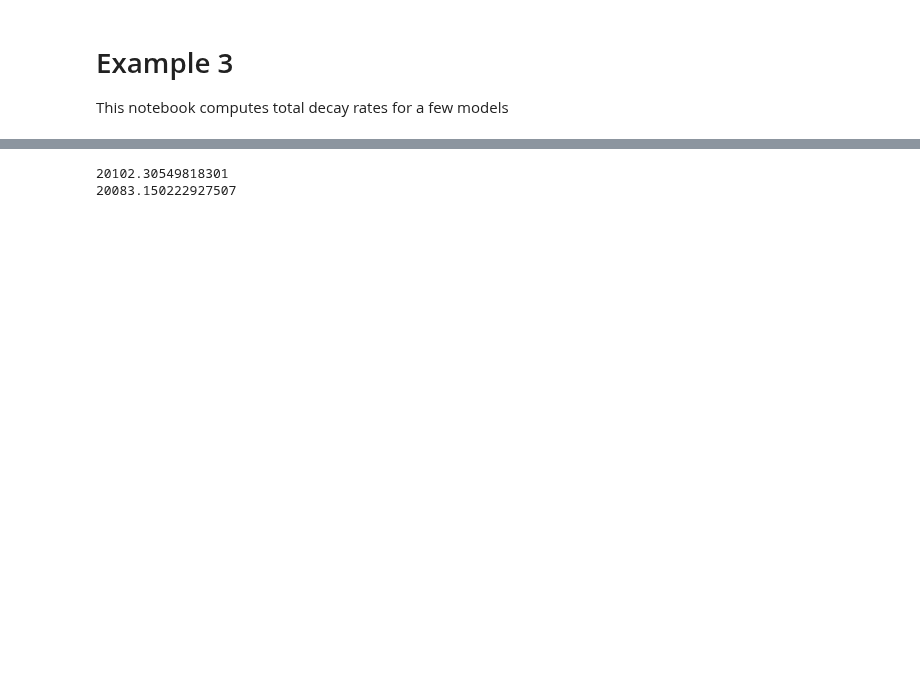
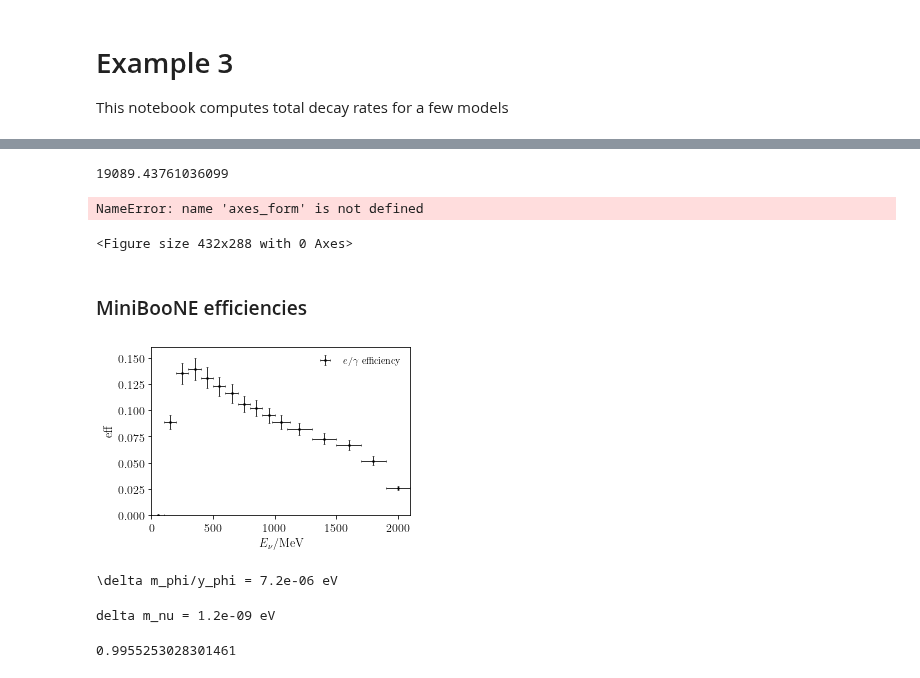
Before and after one commit to mhostert/DarkNews-generator, a Jupyter notebook: examples/Example_3_toy_analysis.ipynb, the cells around one changed output, grey strips where cells are left out. Cells and saved outputs as stored; diff of their text form; code cells hidden in the pictures; blank space fills up the shorter version.

Commit message:
analysis module & expanded examples & added first test & fixed Cython print func

```diff
--- a/examples/Example_3_toy_analysis.ipynb
+++ b/examples/Example_3_toy_analysis.ipynb
@@ -51,8 +25,12 @@ No artists with labels found to put in legend.  Note that artists whose label st
-# %%
-cons=(df['helicity']=='conserving')
-flip=(df['helicity']=='flipping')
-print(df['w_event_rate'][cons].sum())
-print(df['w_event_rate'][flip].sum())
-# %% [output]
-20102.30549818301
-20083.150222927507
+# %%
+print(df.w_event_rate.sum())
+# %% [output]
+19089.43761036099
+# %%
+ta.plot_tools.plot_all_rates(df, case_name='example_3/rate', Nevents=None, loc='')
+# ta.plot_tools.batch_plot(df, 'plots/example_3/', title='DarKNews')
+# %% [output]
+NameError: name 'axes_form' is not defined
+<Figure size 432x288 with 0 Axes>
+# %% [markdown]
+### MiniBooNE efficiencies
@@ -58,0 +39,34 @@ print(df['w_event_rate'][flip].sum())
+# %%
+fig,ax = ta.plot_tools.std_fig()
+enu_c, eff, err_eff = np.genfromtxt("aux_data/miniboone_eff/eg_effs.dat",unpack=True)
+enu_w = (np.append(enu_c[1:],2200)-enu_c)
+
+
+kwargs={'facecolor': 'dodgerblue', 'edgecolor': 'None'}
+ta.plot_tools.data_plot(ax, enu_c, enu_w, eff, err_eff/2, err_eff/2, label=r'$e/\gamma$ efficiency')
+# ta.plot_tools.errorband_plot(ax, enu_c, enu_w, eff, err_eff/2, err_eff/2, label=r'$e/\gamma$ efficiency', **kwargs)
+ax.legend(loc='upper right', )
+
+ax.set_ylim(0,0.160)
+ax.set_xlim(0,2100)
+ax.set_xlabel(r"$E_\nu/$MeV")
+ax.set_ylabel(r"eff")
+
+ta.plot_tools.std_savefig(fig, 'plots/miniboone_effs.pdf')
+# %% [output]
+[figure, added]
+# %%
+T=1.6e-4 # eV
+
+mnu = np.sqrt(2e-3) # eV
+N_nu = 300 # nus/cm^3
+convert = dn.const.invcm3_to_eV3 # cm^-3 --> eV^3
+
+print(f"\delta m_phi/y_phi = {np.sqrt(N_nu*convert/mnu):.2g} eV")
+# %% [output]
+\delta m_phi/y_phi = 7.2e-06 eV
+# %%
+mphi = 1e-14
+print(f"delta m_nu = {1e-20*0.3e9/mphi*dn.const.invcm3_to_eV3/mnu**2:.2g} eV")
+# %% [output]
+delta m_nu = 1.2e-09 eV
@@ -58,0 +92,5 @@ print(df['w_event_rate'][flip].sum())
+# %%
+alphaeps2 = const.alphaQED*1e-4
+const.get_decay_rate_in_cm(gamma_heavy(0.100, 1.25, alphaeps2, D_or_M='dirac'))
+# %% [output]
+0.9955253028301461
```
Also changed, not shown: parts of 7 cells of this notebook, 54 other files.
